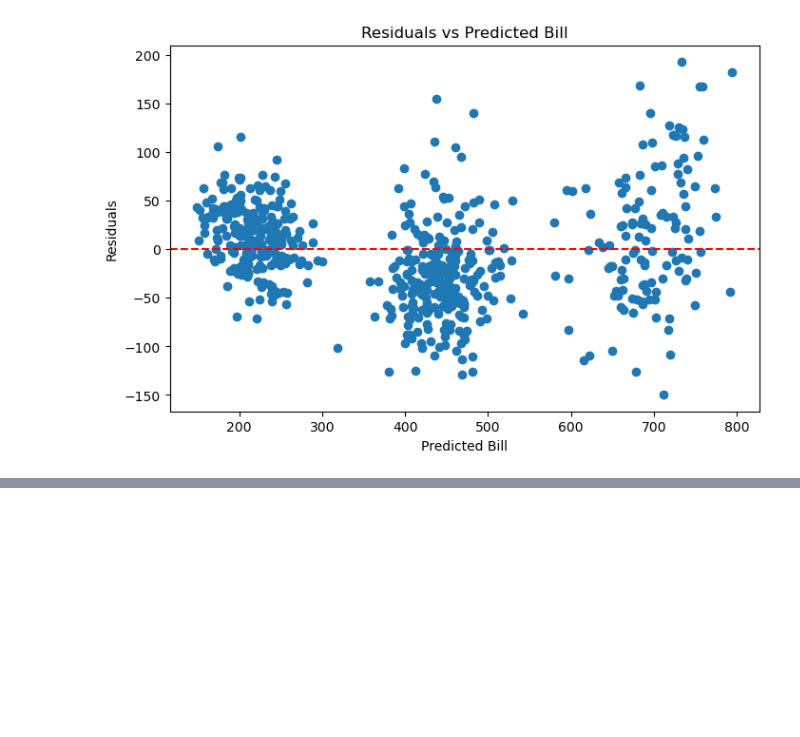
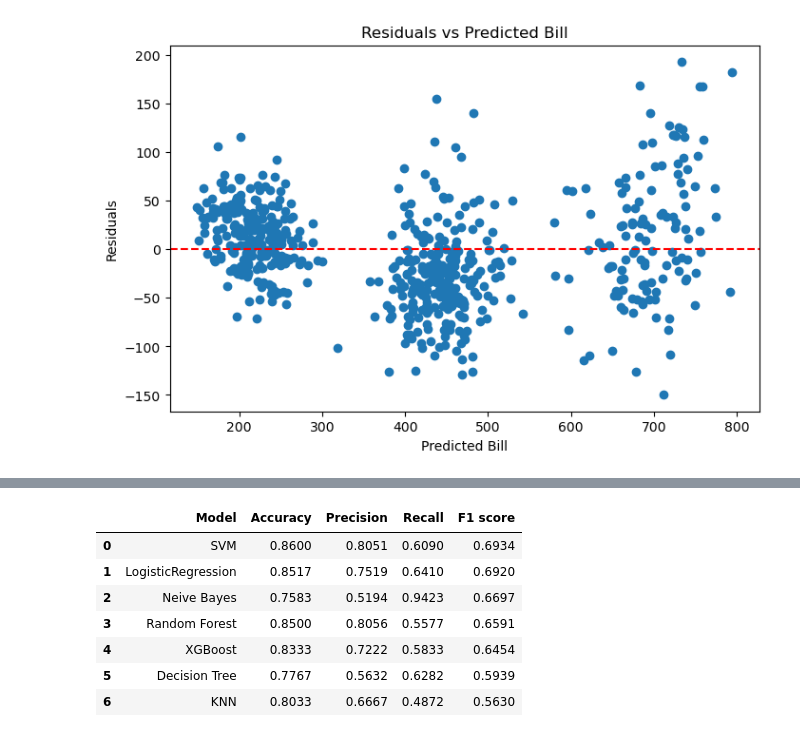
Before and after one commit to Omarsaidmohamed/ml_project1, a Jupyter notebook: notebook/ML_Code.ipynb, the cells around one changed output, grey strips where cells are left out. Saved outputs shown, nothing was run; the diff lists cells and outputs as text; code cells hidden in the pictures; blank space fills up the shorter version.

```diff
--- a/notebook/ML_Code.ipynb
+++ b/notebook/ML_Code.ipynb
@@ -964,0 +1082,16 @@ plt.show()
+# %%
+result_df = result_df.sort_values(
+    by='F1 score',
+    ascending=False
+).reset_index(drop=True)
+
+result_df.round(4)
+# %% [output]
+|  | Model | Accuracy | Precision | Recall | F1 score |
+| 0 | SVM | 0.8600 | 0.8051 | 0.6090 | 0.6934 |
+| 1 | LogisticRegression | 0.8517 | 0.7519 | 0.6410 | 0.6920 |
+| 2 | Neive Bayes | 0.7583 | 0.5194 | 0.9423 | 0.6697 |
+| 3 | Random Forest | 0.8500 | 0.8056 | 0.5577 | 0.6591 |
+| 4 | XGBoost | 0.8333 | 0.7222 | 0.5833 | 0.6454 |
+| 5 | Decision Tree | 0.7767 | 0.5632 | 0.6282 | 0.5939 |
+| 6 | KNN | 0.8033 | 0.6667 | 0.4872 | 0.5630 |
```
Also changed, not shown: parts of 24 cells of this notebook.
